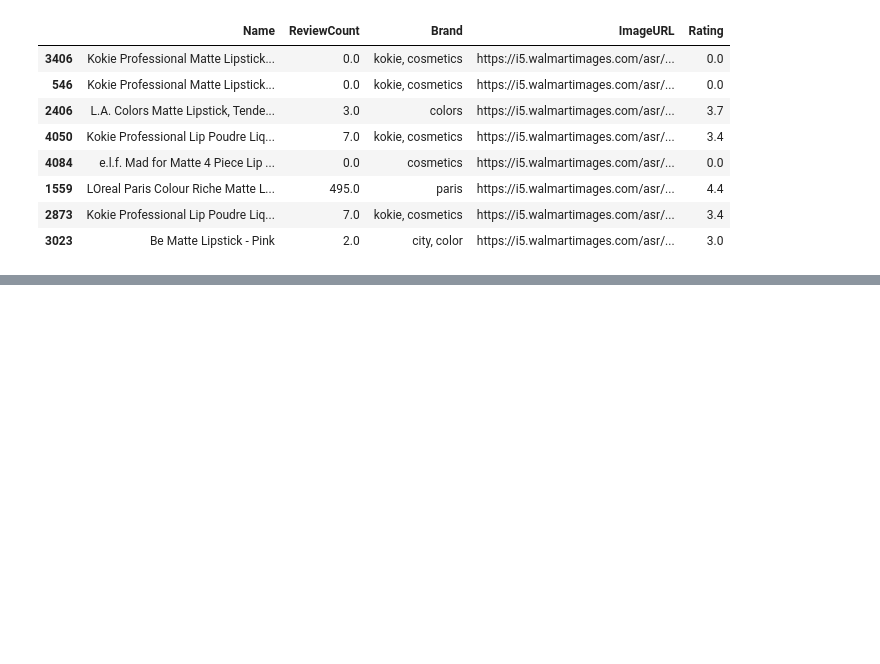
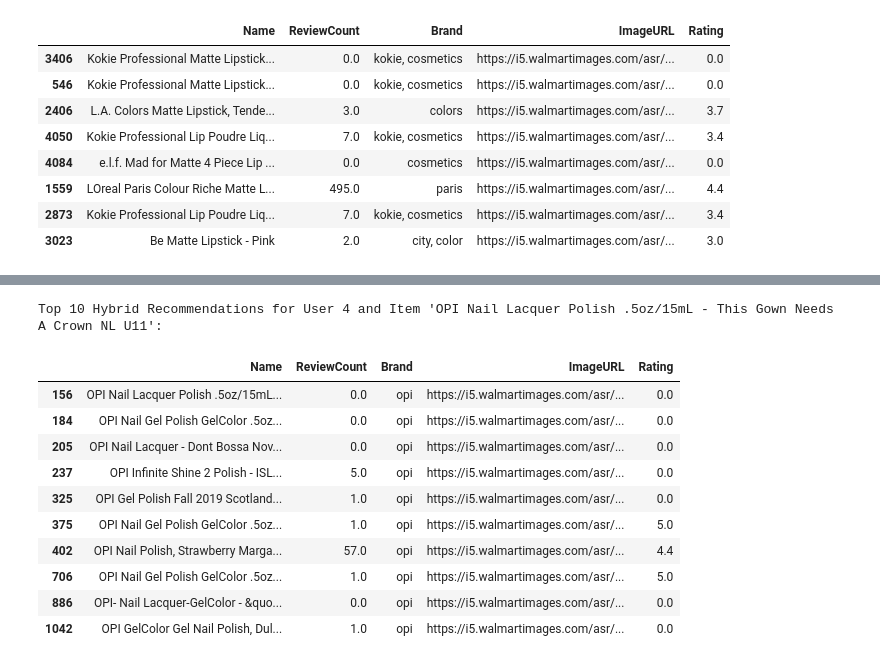
Before and after one commit to Ramk416/product_recommendation_system, a Jupyter notebook: recommendation_project.ipynb, the cells around one changed output, grey strips where cells are left out. Saved outputs shown, nothing was run; the diff lists cells and outputs as text; code cells hidden in the pictures; blank space fills up the shorter version.

```diff
--- a/recommendation_project.ipynb
+++ b/recommendation_project.ipynb
@@ -409,0 +521,34 @@ similar_user_indices = user_similarities.argsort()[::-1][1:]
+# %%
+# Hybrid Recommendations (Combine Content-Based and Collaborative Filtering)
+def hybrid_recommendations(train_data,target_user_id, item_name, top_n=10):
+    # Get content-based recommendations
+    content_based_rec = content_based_recommendations(train_data,item_name, top_n)
+
+    # Get collaborative filtering recommendations
+    collaborative_filtering_rec = collaborative_filtering_recommendations(train_data,target_user_id, top_n)
+
+    # Merge and deduplicate the recommendations
+    hybrid_rec = pd.concat([content_based_rec, collaborative_filtering_rec]).drop_duplicates()
+
+    return hybrid_rec.head(10)
+# %%
+# Example usage: Get hybrid recommendations for a specific user and item
+target_user_id = 4 # Change this to the user_id you want recommendations for
+item_name = "OPI Nail Lacquer Polish .5oz/15mL - This Gown Needs A Crown NL U11"  # Change this to the item name
+hybrid_rec = hybrid_recommendations(train_data,target_user_id, item_name, top_n=10)
+
+print(f"Top 10 Hybrid Recommendations for User {target_user_id} and Item '{item_name}':")
+hybrid_rec
+# %% [output]
+Top 10 Hybrid Recommendations for User 4 and Item 'OPI Nail Lacquer Polish .5oz/15mL - This Gown Needs A Crown NL U11':
+|  | Name | ReviewCount | Brand | ImageURL | Rating |
+| 156 | OPI Nail Lacquer Polish .5oz/15mL... | 0.0 | opi | https://i5.walmartimages.com/asr/... | 0.0 |
+| 184 | OPI Nail Gel Polish GelColor .5oz... | 0.0 | opi | https://i5.walmartimages.com/asr/... | 0.0 |
+| 205 | OPI Nail Lacquer - Dont Bossa Nov... | 0.0 | opi | https://i5.walmartimages.com/asr/... | 0.0 |
+| 237 | OPI Infinite Shine 2 Polish - ISL... | 5.0 | opi | https://i5.walmartimages.com/asr/... | 0.0 |
+| 325 | OPI Gel Polish Fall 2019 Scotland... | 1.0 | opi | https://i5.walmartimages.com/asr/... | 0.0 |
+| 375 | OPI Nail Gel Polish GelColor .5oz... | 1.0 | opi | https://i5.walmartimages.com/asr/... | 5.0 |
+| 402 | OPI Nail Polish, Strawberry Marga... | 57.0 | opi | https://i5.walmartimages.com/asr/... | 4.4 |
+| 706 | OPI Nail Gel Polish GelColor .5oz... | 1.0 | opi | https://i5.walmartimages.com/asr/... | 5.0 |
+| 886 | OPI- Nail Lacquer-GelColor - &quo... | 0.0 | opi | https://i5.walmartimages.com/asr/... | 0.0 |
+| 1042 | OPI GelColor Gel Nail Polish, Dul... | 1.0 | opi | https://i5.walmartimages.com/asr/... | 0.0 |
```
Also changed, not shown: parts of 10 cells of this notebook.
